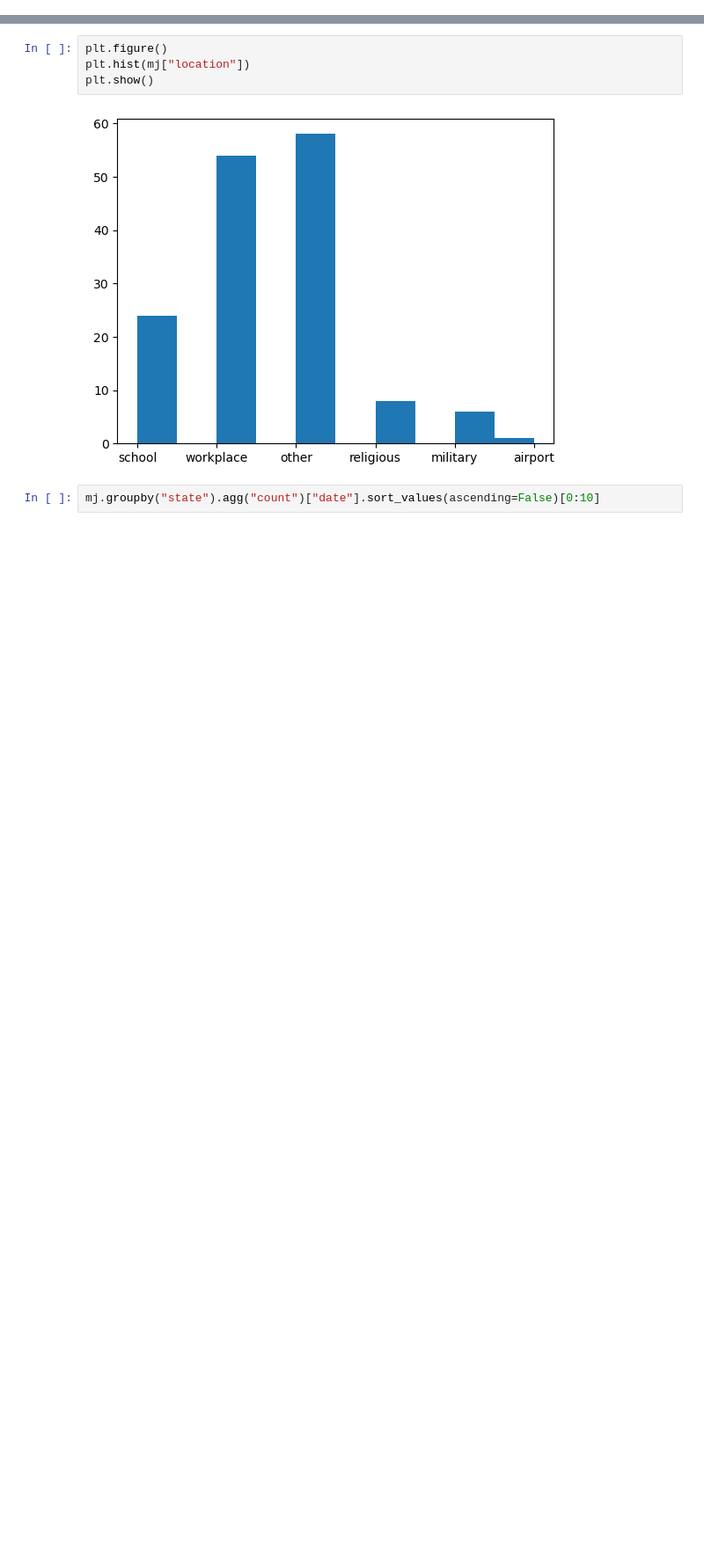
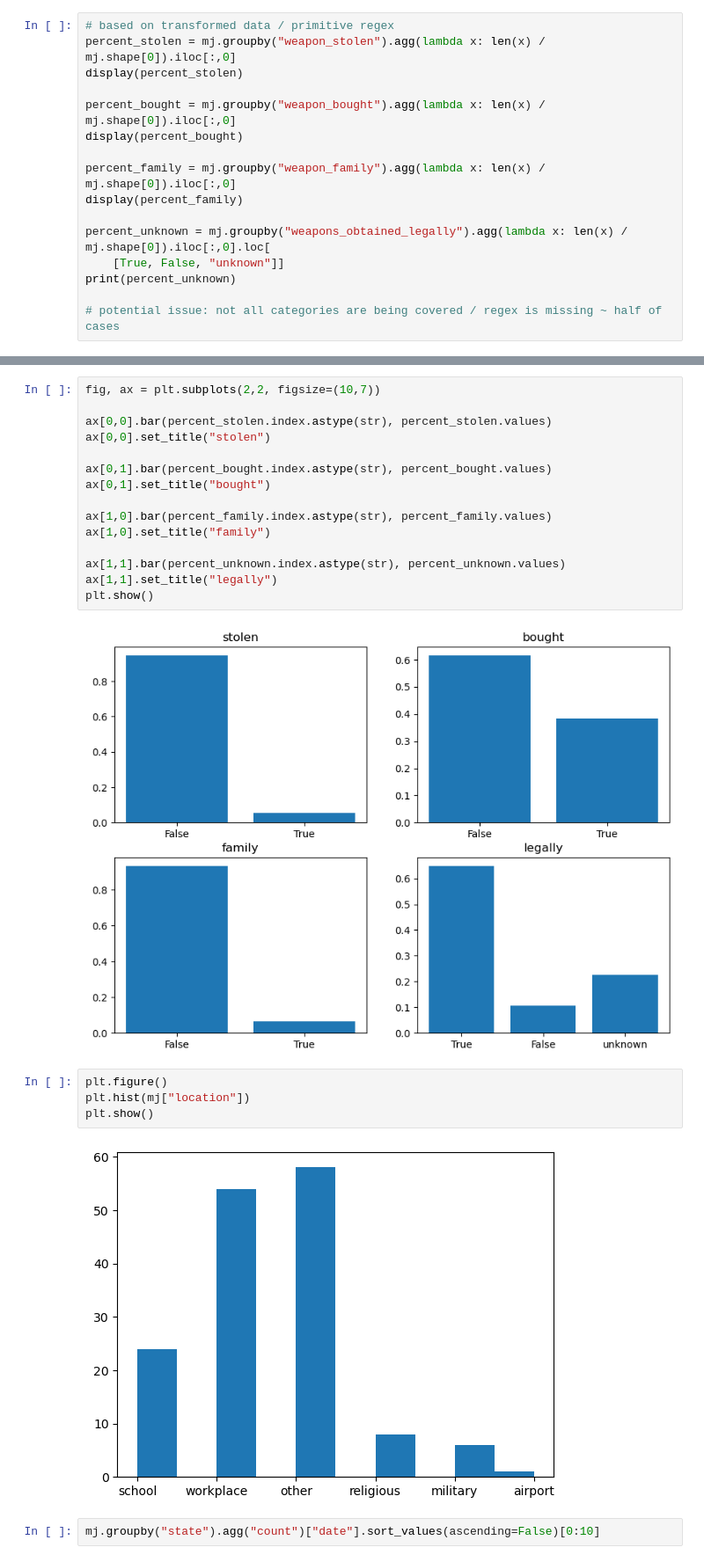
Before and after one commit to m-bhatt/abm_violence, a Jupyter notebook: mass_shooting_data_transform.ipynb, the cells around one changed output, grey strips where cells are left out. Shown at 88% size. Cells and saved outputs as stored; diff of their text form; blank space fills up the shorter version.

Commit message:
add gun dealers, histogram plotting capabilities, and more EDA of MJ dataset

```diff
--- a/mass_shooting_data_transform.ipynb
+++ b/mass_shooting_data_transform.ipynb
@@ -87,0 +116,16 @@ shape:  (151, 24)
+# %%
+# based on transformed data / primitive regex
+percent_stolen = mj.groupby("weapon_stolen").agg(lambda x: len(x) / mj.shape[0]).iloc[:,0]
+display(percent_stolen)
+
+percent_bought = mj.groupby("weapon_bought").agg(lambda x: len(x) / mj.shape[0]).iloc[:,0]
+display(percent_bought)
+
+percent_family = mj.groupby("weapon_family").agg(lambda x: len(x) / mj.shape[0]).iloc[:,0]
+display(percent_family)
+
+percent_unknown = mj.groupby("weapons_obtained_legally").agg(lambda x: len(x) / mj.shape[0]).iloc[:,0].loc[
+    [True, False, "unknown"]]
+print(percent_unknown)
+
+# potential issue: not all categories are being covered / regex is missing ~ half of cases
@@ -88,3 +150,20 @@ shape:  (151, 24)
+# %%
+fig, ax = plt.subplots(2,2, figsize=(10,7))
+
+ax[0,0].bar(percent_stolen.index.astype(str), percent_stolen.values)
+ax[0,0].set_title("stolen")
+
+ax[0,1].bar(percent_bought.index.astype(str), percent_bought.values)
+ax[0,1].set_title("bought")
+
+ax[1,0].bar(percent_family.index.astype(str), percent_family.values)
+ax[1,0].set_title("family")
+
+ax[1,1].bar(percent_unknown.index.astype(str), percent_unknown.values)
+ax[1,1].set_title("legally")
+plt.show()
+# %% [output]
+[figure, added]
 # %%
 plt.figure()
 plt.hist(mj["location"])
```
Also changed, not shown: parts of 3 cells of this notebook, 1 other file.
